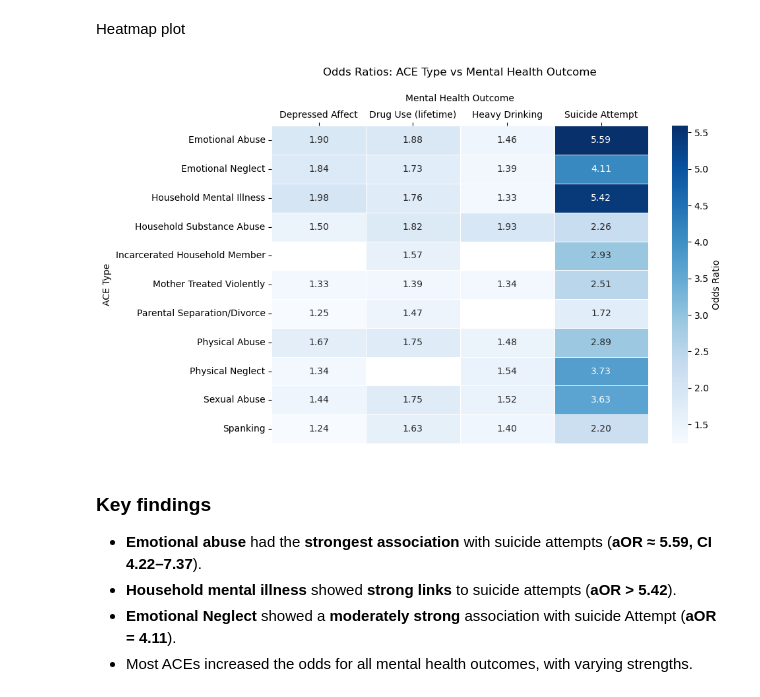
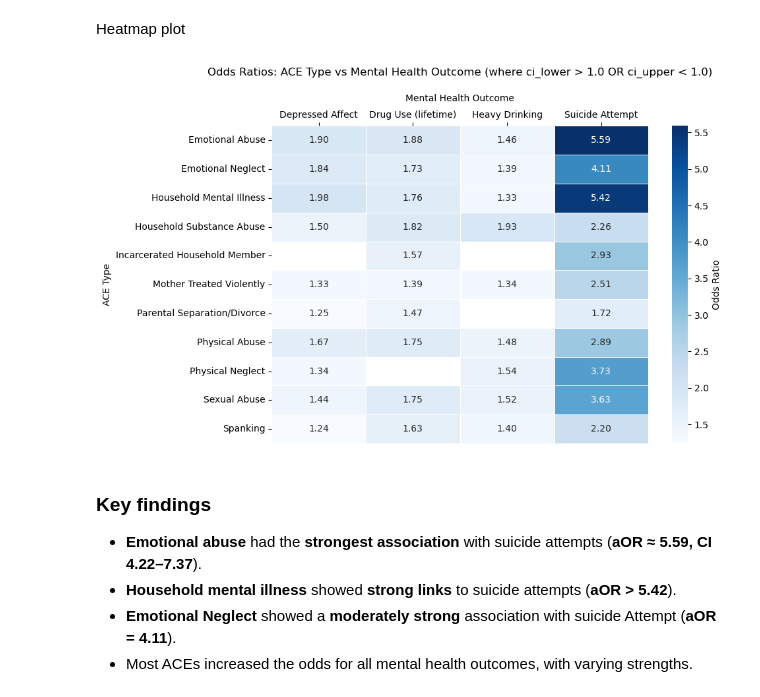
Before and after one commit to Nash-254/ACE-Insight, a Jupyter notebook: notebooks/ACE_Impact_notebook.ipynb, the cells around one changed output. Drawn from its saved outputs; the diff is of its cells as text; code cells hidden in the pictures.

```diff
--- a/notebooks/ACE_Impact_notebook.ipynb
+++ b/notebooks/ACE_Impact_notebook.ipynb
@@ -183,25 +183,25 @@ Heatmap plot
 # %%
 # Prepare heatmap data
 heatmap_df = df.pivot(index="ace_type", columns="outcome_type", values="odds_ratio")
 
 plt.figure(figsize=(10, 6))
 sns.heatmap(
     heatmap_df,
     annot=True,
     fmt=".2f",
     cmap=sns.color_palette("Blues", as_cmap=True),
     linewidths=0.5,
     cbar_kws={'label': 'Odds Ratio'}
 )
-plt.title("Odds Ratios: ACE Type vs Mental Health Outcome", pad=20)
+plt.title("Odds Ratios: ACE Type vs Mental Health Outcome (where ci_lower > 1.0 OR ci_upper < 1.0)", pad=20)
 plt.xlabel("Mental Health Outcome", labelpad=10)
 plt.ylabel("ACE Type")
 plt.gca().xaxis.set_ticks_position('top')
 plt.gca().xaxis.set_label_position('top')
 plt.tight_layout()
 plt.show()
 # %% [output]
-[figure, old version]
+[figure, new version]
 # %% [markdown]
 ### Key findings
 - **Emotional abuse** had the **strongest association** with suicide attempts (**aOR ≈ 5.59, CI 4.22–7.37**).
```
Also changed, not shown: parts of 1 cell of this notebook, 8 other files.
